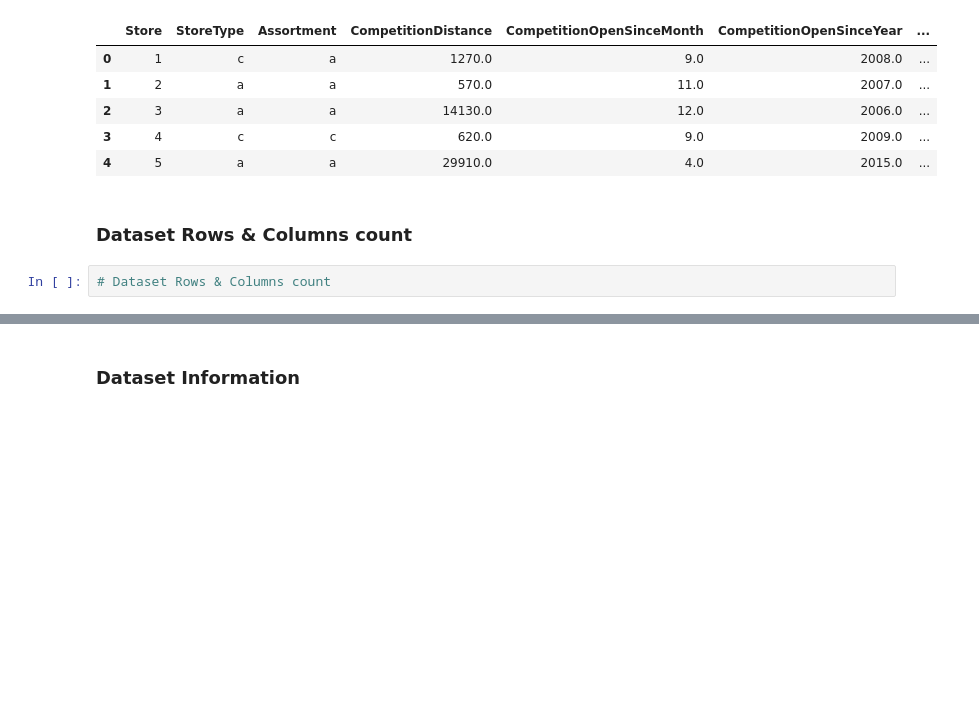
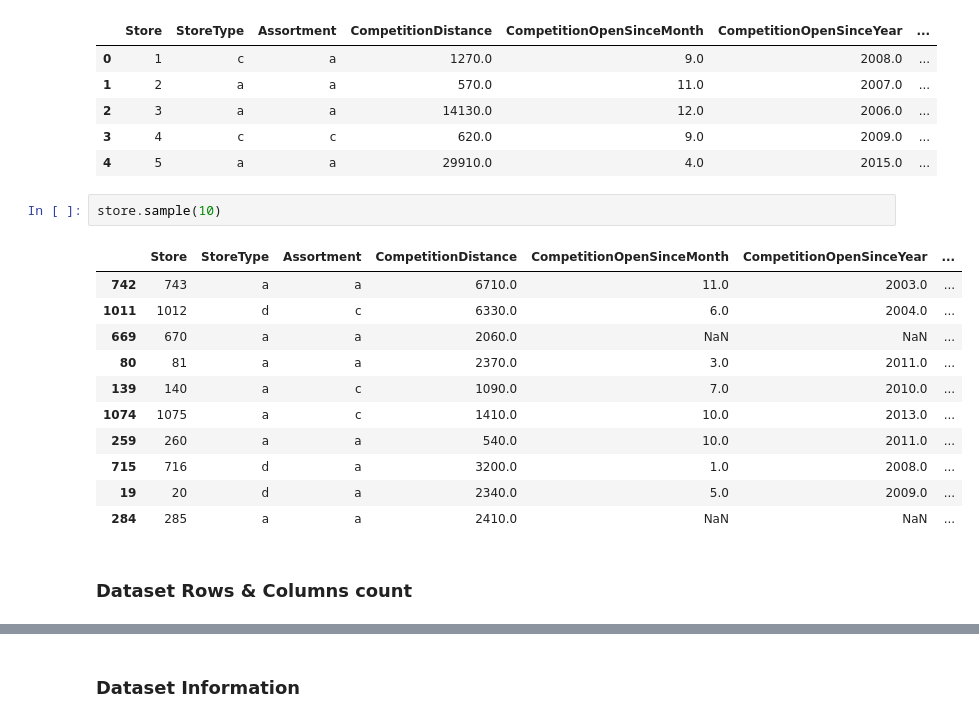
Before and after one commit to Jassibro/Regression-Project, a Jupyter notebook: Retail_Sales_Prediction.ipynb, the cells around one changed output, grey strips where cells are left out. Cells and saved outputs as stored; diff of their text form; blank space fills up the shorter version.

```diff
--- a/Retail_Sales_Prediction.ipynb
+++ b/Retail_Sales_Prediction.ipynb
@@ -116,7 +78,19 @@ store.head()
 | 2 | 3 | a | a | 14130.0 | 12.0 | 2006.0 | ... |
 | 3 | 4 | c | c | 620.0 | 9.0 | 2009.0 | ... |
 | 4 | 5 | a | a | 29910.0 | 4.0 | 2015.0 | ... |
+# %%
+store.sample(10)
+# %% [output]
+|  | Store | StoreType | Assortment | CompetitionDistance | CompetitionOpenSinceMonth | CompetitionOpenSinceYear | ... |
+| 742 | 743 | a | a | 6710.0 | 11.0 | 2003.0 | ... |
+| 1011 | 1012 | d | c | 6330.0 | 6.0 | 2004.0 | ... |
+| 669 | 670 | a | a | 2060.0 | NaN | NaN | ... |
+| 80 | 81 | a | a | 2370.0 | 3.0 | 2011.0 | ... |
+| 139 | 140 | a | c | 1090.0 | 7.0 | 2010.0 | ... |
+| 1074 | 1075 | a | c | 1410.0 | 10.0 | 2013.0 | ... |
+| 259 | 260 | a | a | 540.0 | 10.0 | 2011.0 | ... |
+| 715 | 716 | d | a | 3200.0 | 1.0 | 2008.0 | ... |
+| 19 | 20 | d | a | 2340.0 | 5.0 | 2009.0 | ... |
+| 284 | 285 | a | a | 2410.0 | NaN | NaN | ... |
 # %% [markdown]
 ### Dataset Rows & Columns count
-# %%
-# Dataset Rows & Columns count
```
Also changed, not shown: parts of 13 cells of this notebook.
